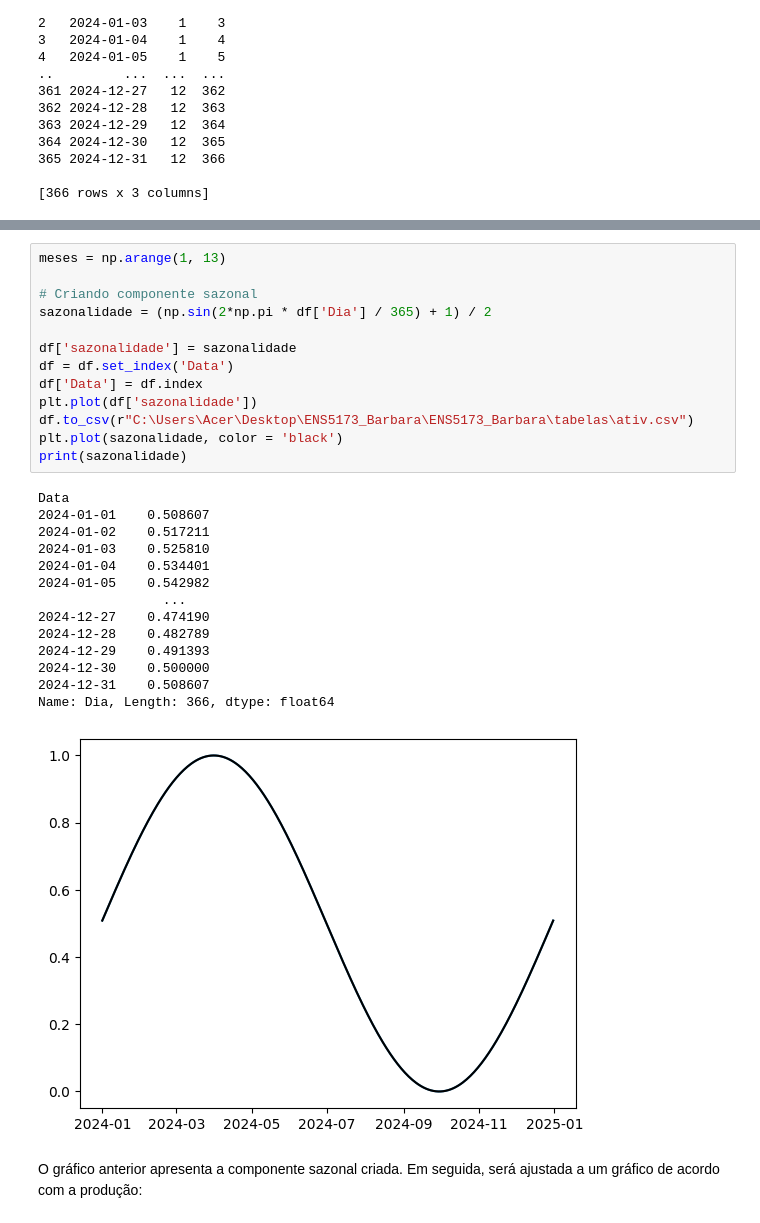
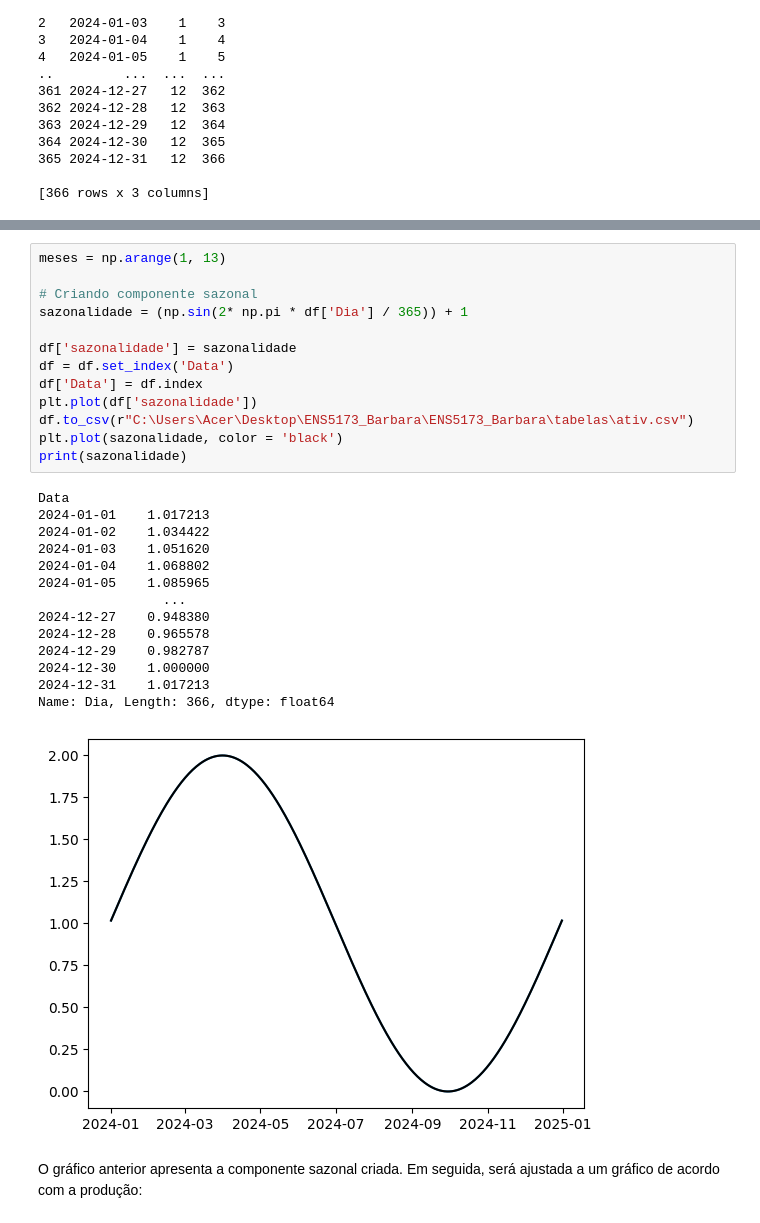
Before and after one commit to BarbaraGirardi07/ENS5173_Barbara, a Jupyter notebook: Atividade01_Parte01.ipynb, the cells around one changed output, grey strips where cells are left out. Drawn from its saved outputs; the diff is of its cells as text.

```diff
--- a/Atividade01_Parte01.ipynb
+++ b/Atividade01_Parte01.ipynb
@@ -269,31 +269,31 @@ Data
 # %%
 meses = np.arange(1, 13)
 
 # Criando componente sazonal
-sazonalidade = (np.sin(2*np.pi * df['Dia'] / 365) + 1) / 2
+sazonalidade = (np.sin(2* np.pi * df['Dia'] / 365)) + 1
 
 df['sazonalidade'] = sazonalidade
 df = df.set_index('Data')
 df['Data'] = df.index
 plt.plot(df['sazonalidade'])
 df.to_csv(r"C:\Users\Acer\Desktop\ENS5173_Barbara\ENS5173_Barbara\tabelas\ativ.csv")
 plt.plot(sazonalidade, color = 'black')
 print(sazonalidade)
 # %% [output]
 Data
-2024-01-01    0.508607
-2024-01-02    0.517211
-2024-01-03    0.525810
-2024-01-04    0.534401
-2024-01-05    0.542982
+2024-01-01    1.017213
+2024-01-02    1.034422
+2024-01-03    1.051620
+2024-01-04    1.068802
+2024-01-05    1.085965
                 ...
-2024-12-27    0.474190
-2024-12-28    0.482789
-2024-12-29    0.491393
-2024-12-30    0.500000
-2024-12-31    0.508607
+2024-12-27    0.948380
+2024-12-28    0.965578
+2024-12-29    0.982787
+2024-12-30    1.000000
+2024-12-31    1.017213
 Name: Dia, Length: 366, dtype: float64
-[figure, old version]
+[figure, new version]
 # %% [markdown]
 O gráfico anterior apresenta a componente sazonal criada. Em seguida, será ajustada a um gráfico de acordo com a produção:
 # %%
```
Also changed, not shown: parts of 3 cells of this notebook.
